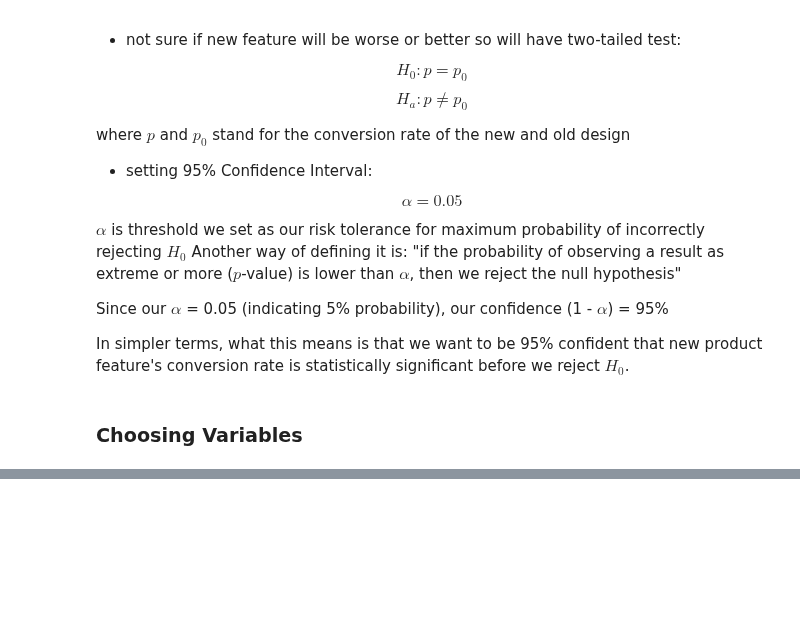
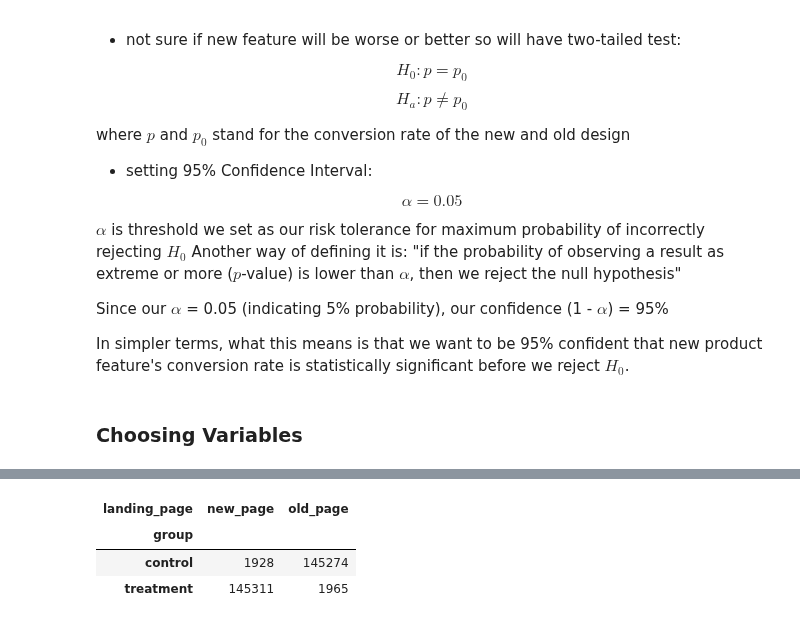
Before and after one commit to mindyng/2022-Business-Projects, a Jupyter notebook: experimentation-framework.ipynb, the cells around one changed output, grey strips where cells are left out. Cells and saved outputs as stored; diff of their text form; code cells hidden in the pictures; blank space fills up the shorter version.

```diff
--- a/experimentation-framework.ipynb
+++ b/experimentation-framework.ipynb
@@ -62,0 +151,9 @@ In simpler terms, what this means is that we want to be 95% confident that new p
+# %%
+# To make sure the control group is only seeing the old page and vice versa
+
+pd.crosstab(df['group'], df['landing_page'])
+# %% [output]
+| landing_page | new_page | old_page |
+| group |  |  |
+| control | 1928 | 145274 |
+| treatment | 145311 | 1965 |
```
Also changed, not shown: parts of 37 cells of this notebook.
